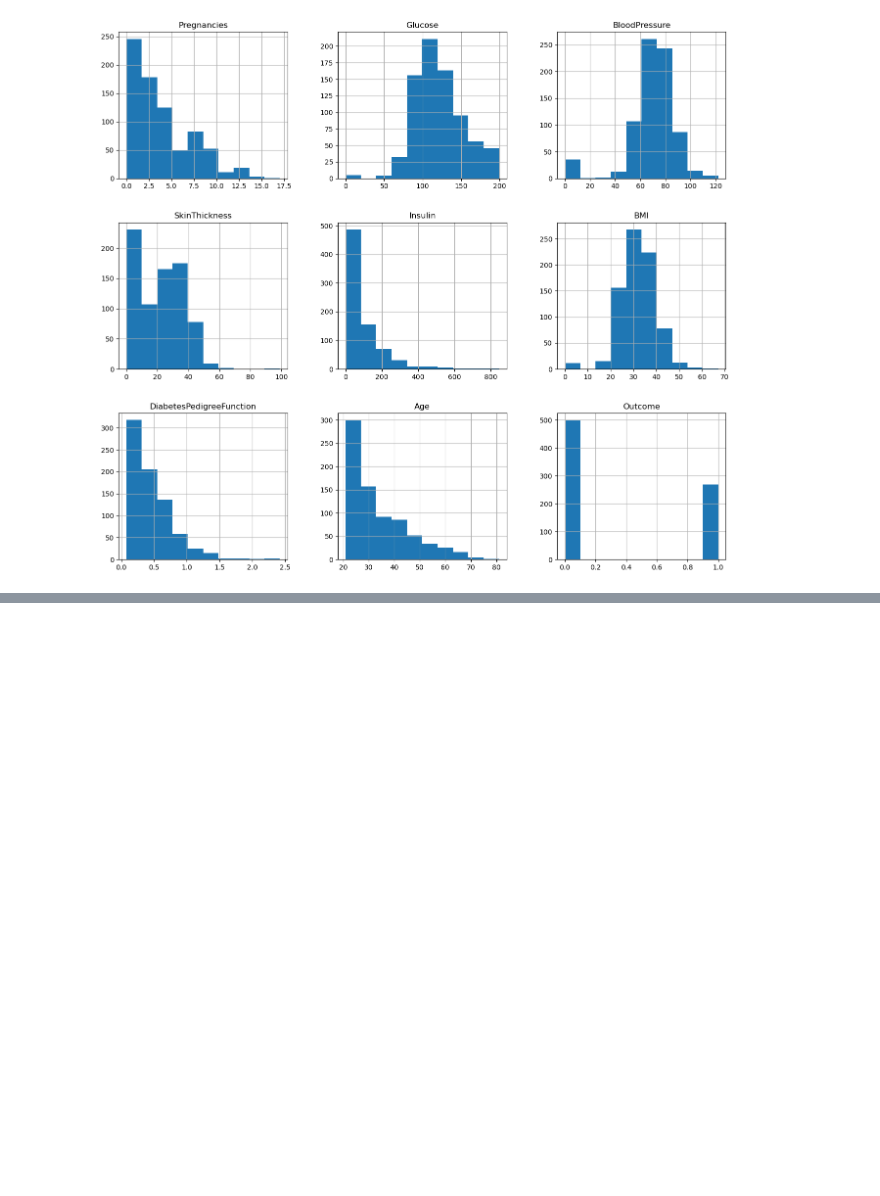
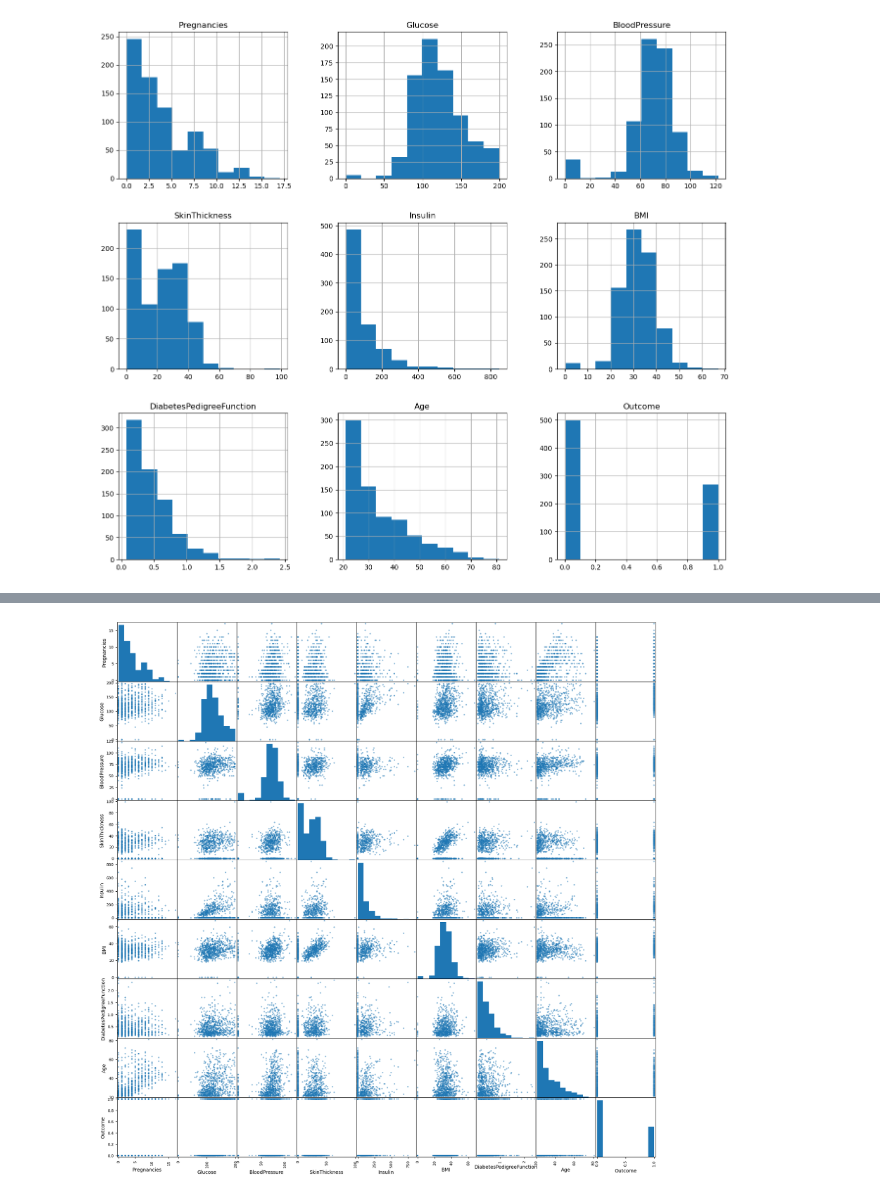
Before and after one commit to Nirajan17/meriskill-intern, a Jupyter notebook: Project-2 .ipynb, the cells around one changed output, grey strips where cells are left out. Saved outputs shown, nothing was run; the diff lists cells and outputs as text; code cells hidden in the pictures; blank space fills up the shorter version.

```diff
--- a/Project-2 .ipynb
+++ b/Project-2 .ipynb
@@ -135,0 +163,4 @@ diabetes_df.hist(figsize=(16,14))
+# %%
+p = scatter_matrix(diabetes_df, figsize=(20,20))
+# %% [output]
+[figure, added]
```
Also changed, not shown: parts of 7 cells of this notebook.
